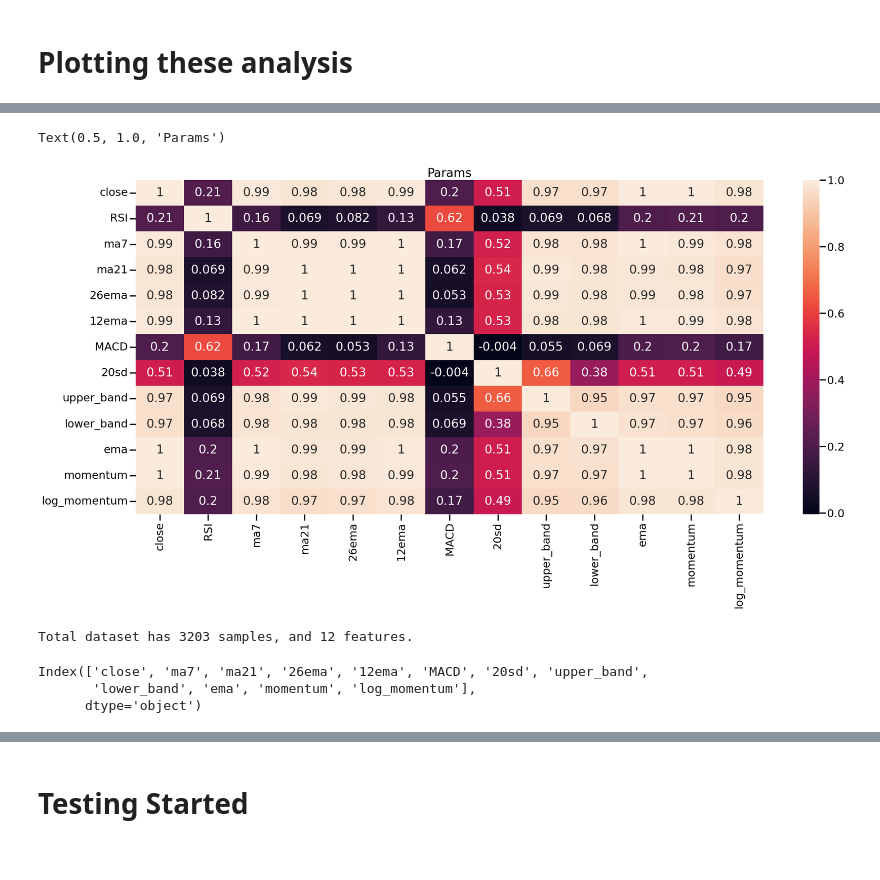
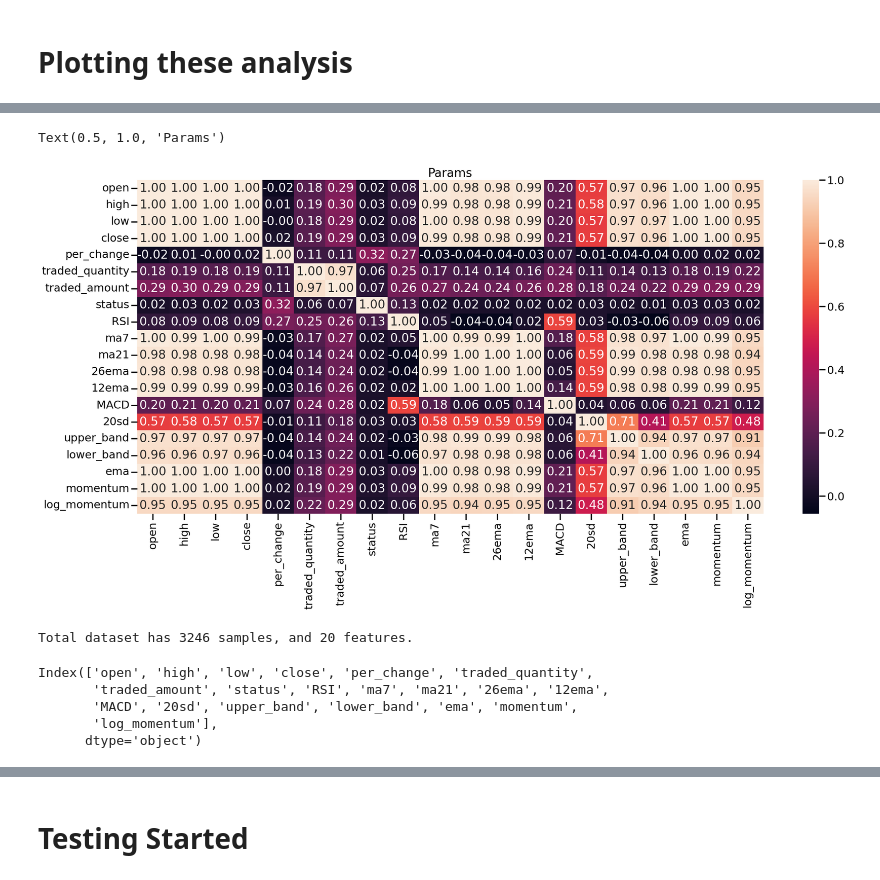
Before and after one commit to SamirWagle/Stock-Market-Prediction-using-RSI-and-MACD, a Jupyter notebook: stockpredict.ipynb, the cells around one changed output, grey strips where cells are left out. Saved outputs shown, nothing was run; the diff lists cells and outputs as text; code cells hidden in the pictures.

```diff
--- a/stockpredict.ipynb
+++ b/stockpredict.ipynb
@@ -218,2 +167,2 @@ def calculate_RSI(data, window=14):
 # %%
-df=technical_analysis(selected_data)
+df=technical_analysis(data)
@@ -393,19 +339,24 @@ df
 # %%
-plt.figure(figsize = (28,12))
-sns.set_context('poster',font_scale=1)
-sns.heatmap(df.corr(), annot = True).set_title('Params')
+import matplotlib.pyplot as plt
+import seaborn as sns
+
+plt.figure(figsize=(28, 12))
+sns.set_context('poster', font_scale=1)
+sns.heatmap(df.corr(), annot=True, fmt=".2f").set_title('Params')
 # %% [output]
 Text(0.5, 1.0, 'Params')
-[figure, old version]
+[figure, new version]
 # %%
 print('Total dataset has {} samples, and {} features.'.format(df.shape[0], \
                                                               df.shape[1]))
 # %% [output]
-Total dataset has 3203 samples, and 12 features.
+Total dataset has 3246 samples, and 20 features.
 # %%
 df.columns
 # %% [output]
-Index(['close', 'ma7', 'ma21', '26ema', '12ema', 'MACD', '20sd', 'upper_band',
-       'lower_band', 'ema', 'momentum', 'log_momentum'],
+Index(['open', 'high', 'low', 'close', 'per_change', 'traded_quantity',
+       'traded_amount', 'status', 'RSI', 'ma7', 'ma21', '26ema', '12ema',
+       'MACD', '20sd', 'upper_band', 'lower_band', 'ema', 'momentum',
+       'log_momentum'],
       dtype='object')
 # %%
```
Also changed, not shown: parts of 37 cells of this notebook.
